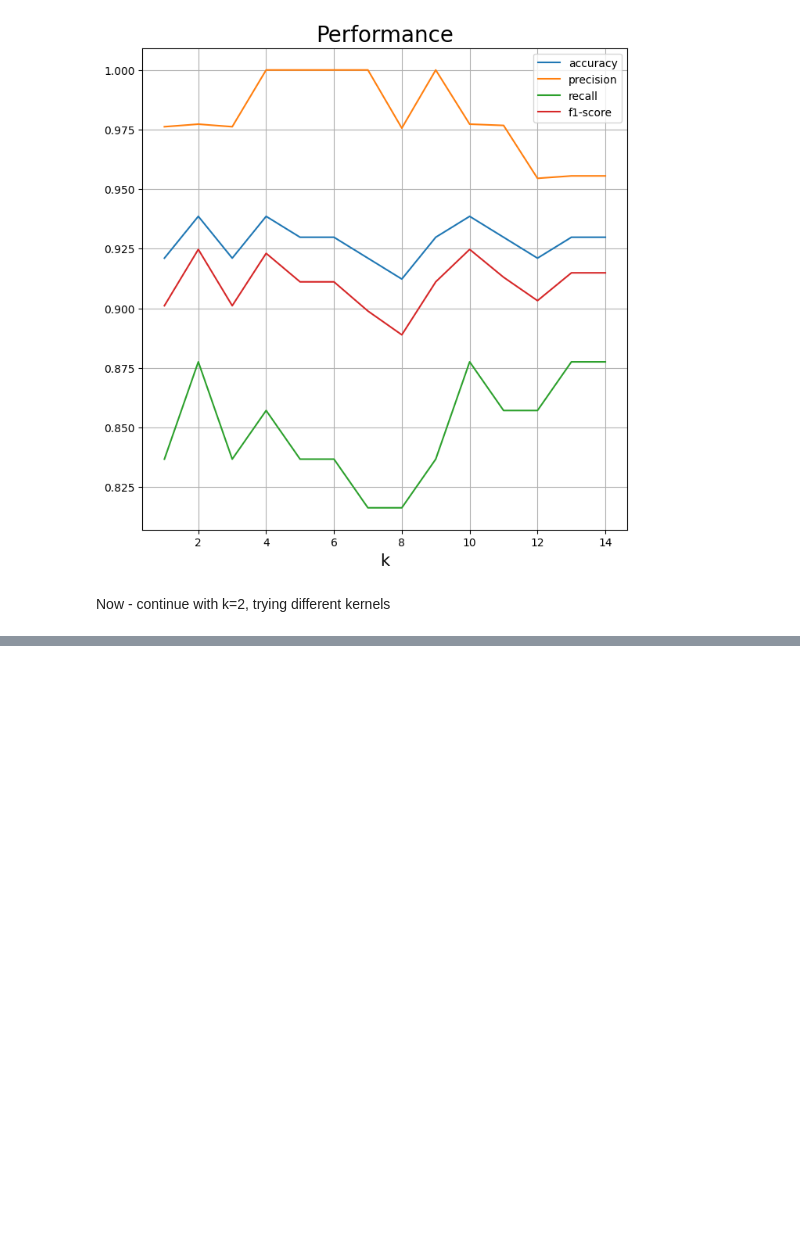
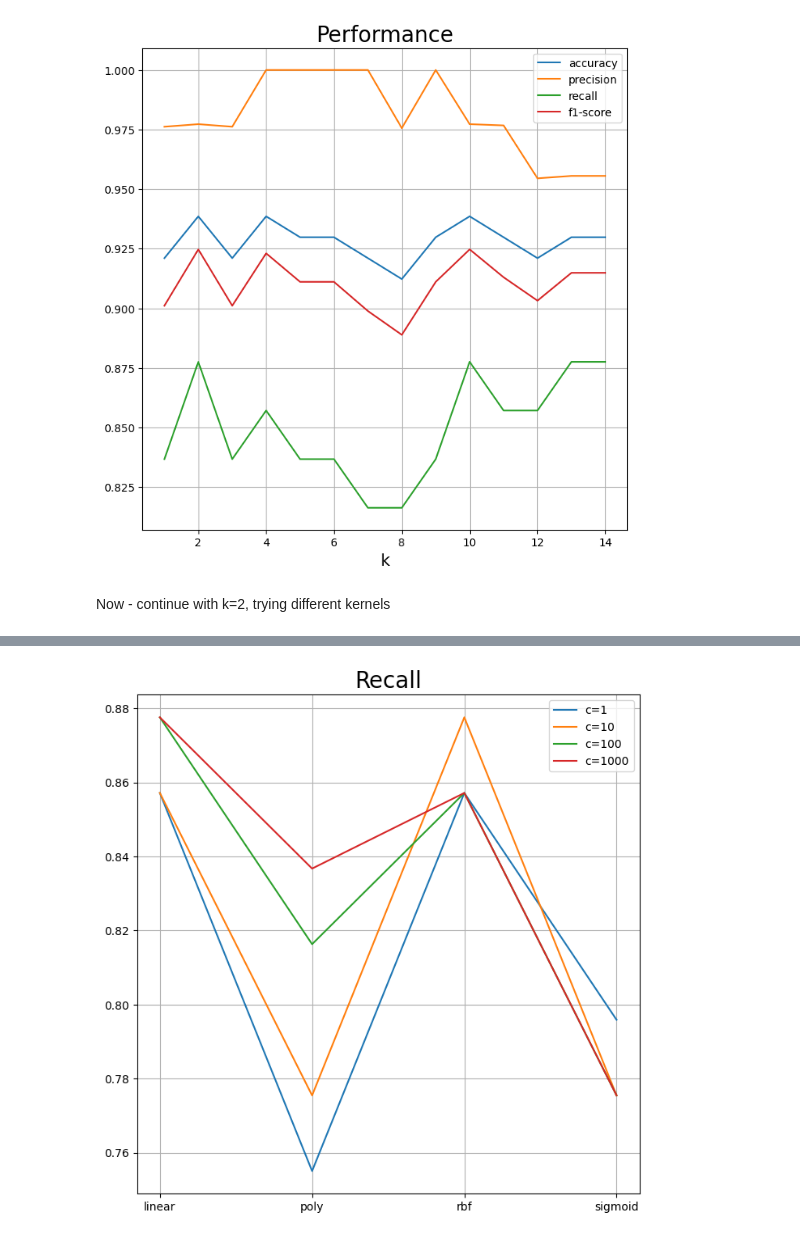
Before and after one commit to swetzel1/introduction_to_ml, a Jupyter notebook: hw4/hw4_p1.ipynb, the cells around one changed output, grey strips where cells are left out. Saved outputs shown, nothing was run; the diff lists cells and outputs as text; code cells hidden in the pictures; blank space fills up the shorter version.

```diff
--- a/hw4/hw4_p1.ipynb
+++ b/hw4/hw4_p1.ipynb
@@ -211,0 +225,12 @@ ax.grid()
+# %%
+fig = plt.figure(figsize = (8,8))
+ax = fig.add_subplot(1,1,1)
+#ax.set_xlabel('k', fontsize = 15)
+ax.set_title('Recall', fontsize = 20)
+
+plt.plot(kernels,rec)
+ax.legend(['c=1', 'c=10', 'c=100', 'c=1000'])
+
+ax.grid()
+# %% [output]
+[figure, added]
```
Also changed, not shown: parts of 4 cells of this notebook.
